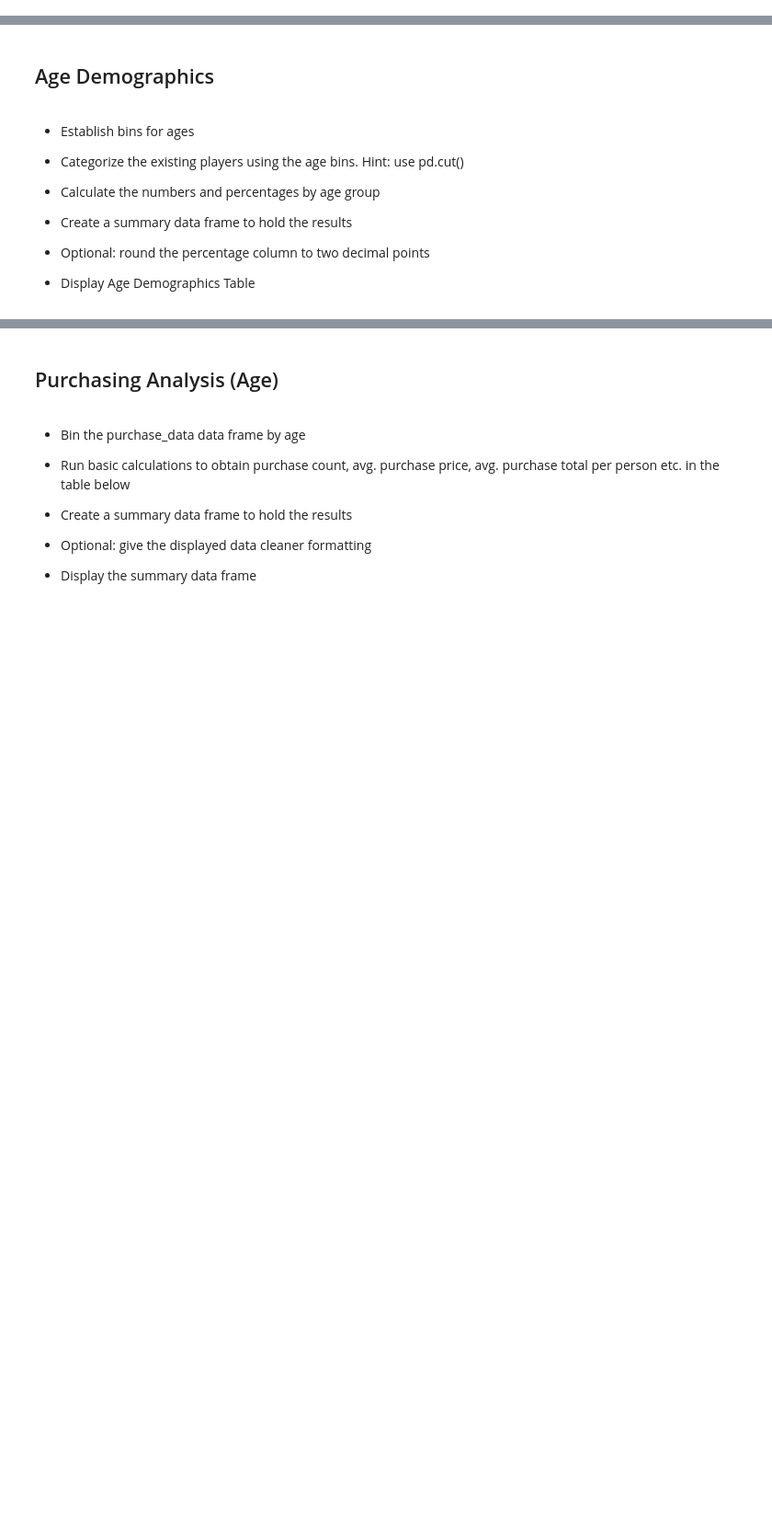
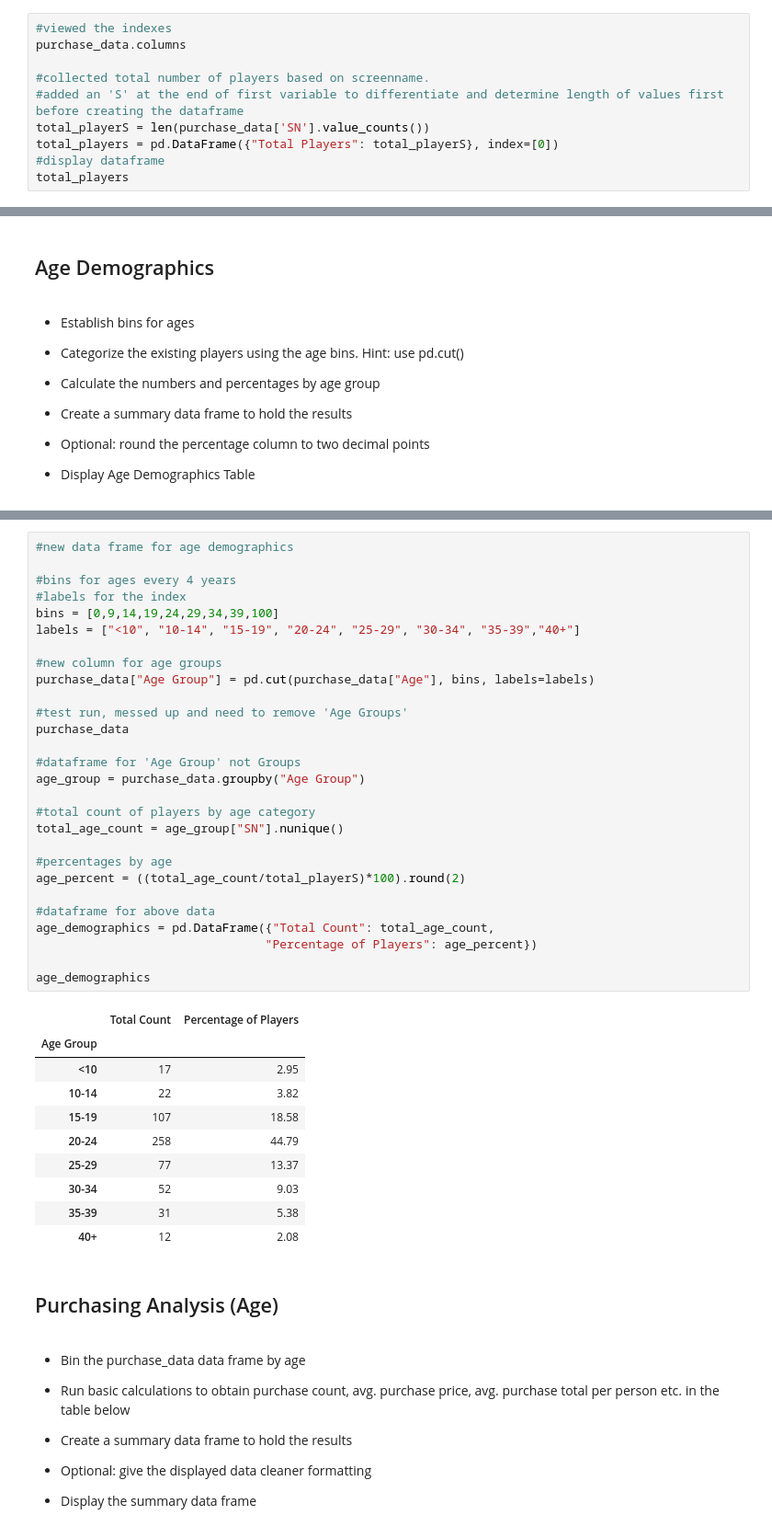
Before and after one commit to teresaflicek/pandas-challenge, a Jupyter notebook: HeroesOfPymoli/HeroesOfPymoli!.ipynb, the cells around one changed output, grey strips where cells are left out. Shown at 92% size. Drawn from its saved outputs; the diff is of its cells as text; blank space fills up the shorter version.

```diff
--- a/HeroesOfPymoli/HeroesOfPymoli!.ipynb
+++ b/HeroesOfPymoli/HeroesOfPymoli!.ipynb
@@ -27,0 +26,10 @@ dtype: int64
+# %%
+#viewed the indexes
+purchase_data.columns
+
+#collected total number of players based on screenname.
+#added an 'S' at the end of first variable to differentiate and determine length of values first before creating the dataframe
+total_playerS = len(purchase_data['SN'].value_counts())
+total_players = pd.DataFrame({"Total Players": total_playerS}, index=[0])
+#display dataframe
+total_players
@@ -114,3 +175,42 @@ dtype: int64
+# %%
+#new data frame for age demographics
+
+#bins for ages every 4 years
+#labels for the index
+bins = [0,9,14,19,24,29,34,39,100]
+labels = ["<10", "10-14", "15-19", "20-24", "25-29", "30-34", "35-39","40+"]
+
+#new column for age groups
+purchase_data["Age Group"] = pd.cut(purchase_data["Age"], bins, labels=labels)
+
+#test run, messed up and need to remove 'Age Groups'
+purchase_data
+
+#dataframe for 'Age Group' not Groups
+age_group = purchase_data.groupby("Age Group")
+
+#total count of players by age category
+total_age_count = age_group["SN"].nunique()
+
+#percentages by age
+age_percent = ((total_age_count/total_playerS)*100).round(2)
+
+#dataframe for above data
+age_demographics = pd.DataFrame({"Total Count": total_age_count,
+                                "Percentage of Players": age_percent})
+
+age_demographics
+# %% [output]
+|  | Total Count | Percentage of Players |
+| Age Group |  |  |
+| <10 | 17 | 2.95 |
+| 10-14 | 22 | 3.82 |
+| 15-19 | 107 | 18.58 |
+| 20-24 | 258 | 44.79 |
+| 25-29 | 77 | 13.37 |
+| 30-34 | 52 | 9.03 |
+| 35-39 | 31 | 5.38 |
+| 40+ | 12 | 2.08 |
 # %% [markdown]
 ## Purchasing Analysis (Age)
 # %% [markdown]
```
Also changed, not shown: parts of 12 cells of this notebook.
